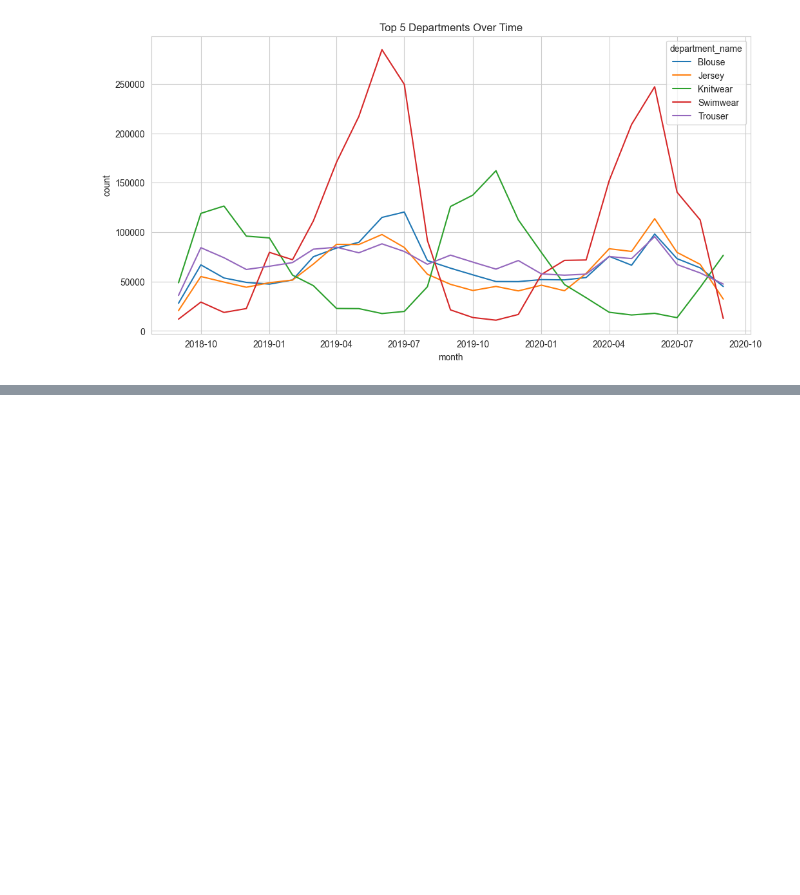
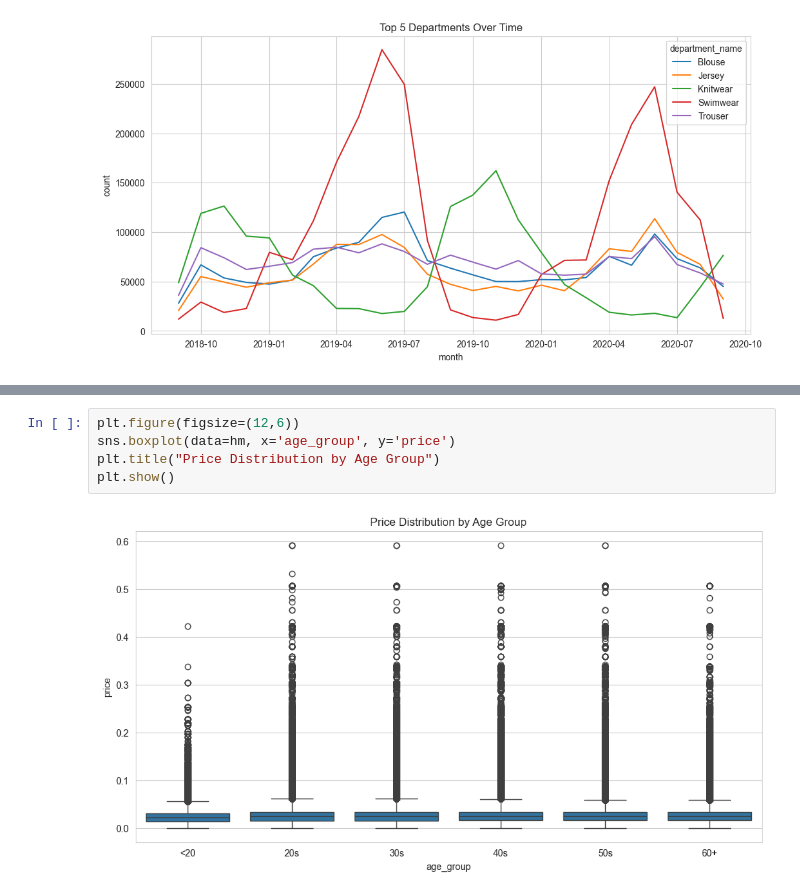
Before and after one commit to vaibhpande21/HndM-Fashion-Recommendation-System, a Jupyter notebook: rec.ipynb, the cells around one changed output, grey strips where cells are left out. Drawn from its saved outputs; the diff is of its cells as text; blank space fills up the shorter version.

```diff
--- a/rec.ipynb
+++ b/rec.ipynb
@@ -171,0 +194,7 @@ plt.show()
+# %%
+plt.figure(figsize=(12,6))
+sns.boxplot(data=hm, x='age_group', y='price')
+plt.title("Price Distribution by Age Group")
+plt.show()
+# %% [output]
+[figure, added]
```
Also changed, not shown: parts of 6 cells of this notebook.
